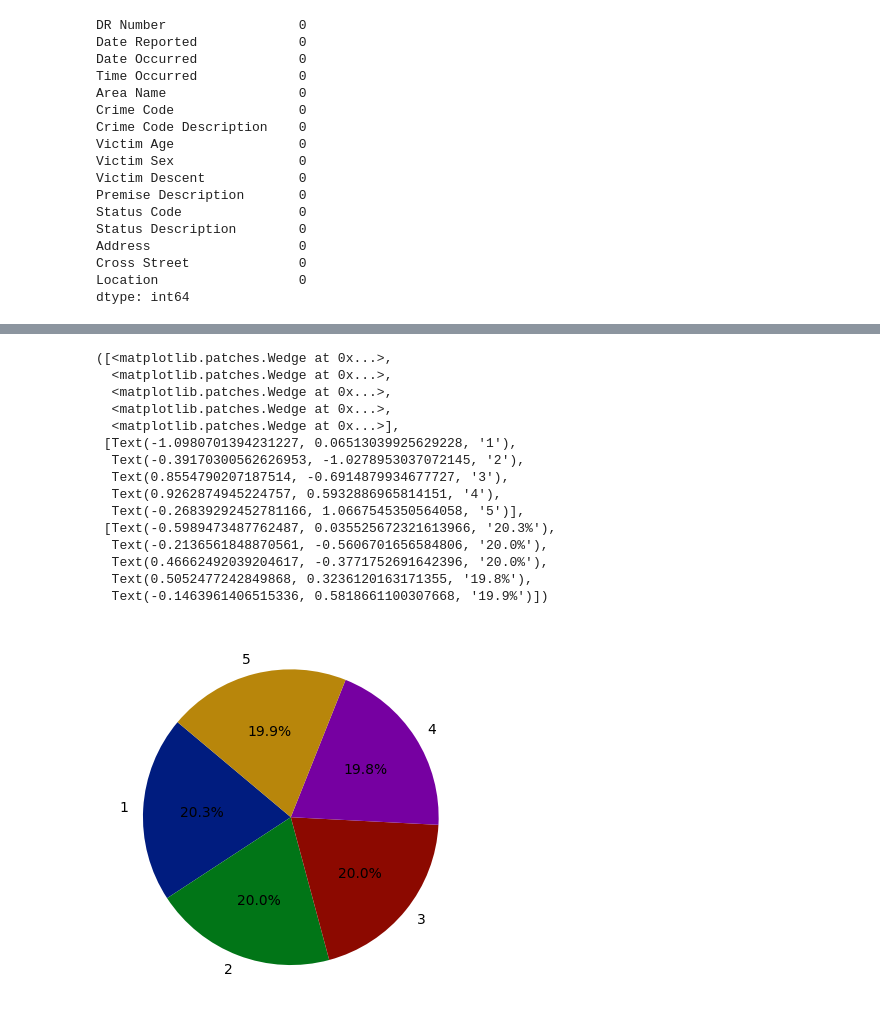
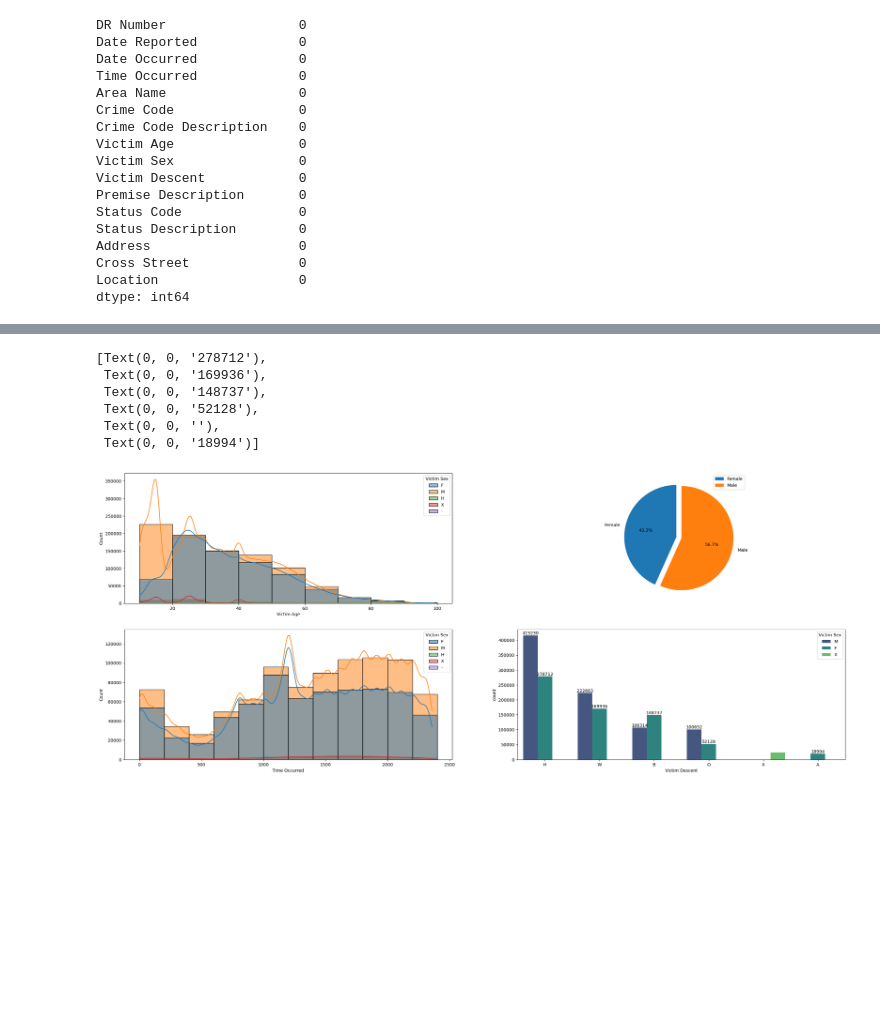
Before and after one commit to TeddyDharma/Crime-in-Los-Angeles, a Jupyter notebook: analytics.ipynb, the cells around one changed output, grey strips where cells are left out. Cells and saved outputs as stored; diff of their text form; code cells hidden in the pictures; blank space fills up the shorter version.

```diff
--- a/analytics.ipynb
+++ b/analytics.ipynb
@@ -308,27 +253,27 @@ counts
-# %%
-labels1 = ['1',
- '2',
- '3',
- '4',
- '5']
-values1 = [52651, 51677, 51756, 51212, 51604]
-
-# Membuat pie chart
-plt.pie(values1, labels=labels1, autopct='%1.1f%%', startangle=140)
-# %% [output]
-([<matplotlib.patches.Wedge at 0x...>,
-  <matplotlib.patches.Wedge at 0x...>,
-  <matplotlib.patches.Wedge at 0x...>,
-  <matplotlib.patches.Wedge at 0x...>,
-  <matplotlib.patches.Wedge at 0x...>],
- [Text(-1.0980701394231227, 0.06513039925629228, '1'),
-  Text(-0.39170300562626953, -1.0278953037072145, '2'),
-  Text(0.8554790207187514, -0.6914879934677727, '3'),
-  Text(0.9262874945224757, 0.5932886965814151, '4'),
-  Text(-0.26839292452781166, 1.0667545350564058, '5')],
- [Text(-0.5989473487762487, 0.035525672321613966, '20.3%'),
-  Text(-0.2136561848870561, -0.5606701656584806, '20.0%'),
-  Text(0.46662492039204617, -0.3771752691642396, '20.0%'),
-  Text(0.5052477242849868, 0.3236120163171355, '19.8%'),
-  Text(-0.1463961406515336, 0.5818661100307668, '19.9%')])
-[figure, removed]
+# %%
+# ax[0, 0]
+fig, ax = plt.subplots( figsize = (30 , 12), nrows= 2, ncols =2)
+sns.histplot(data = data_cleaned, x = "Victim Age", kde=True,  binwidth=10, hue = "Victim Sex", ax = ax[0,0])
+
+# ax[0,1]
+
+f, m  = data_cleaned['Victim Sex'].apply(lambda x: x == "F").sum(),  data_cleaned['Victim Sex'].apply(lambda x: x == "M").sum()
+ax[0, 1].pie([f, m], explode=[0.1, 0], labels=['Female', 'Male'], autopct='%1.1f%%', startangle = 90)
+ax[0, 1].legend()
+
+# ax[1, 0]
+sns.histplot(data = data_cleaned, x = "Time Occurred", kde=True,  binwidth=200, hue = "Victim Sex", ax = ax[1,0])
+
+# ax[1, 1]
+data_grouped = data_cleaned.groupby(by = ["Victim Descent", "Victim Sex"]).size().reset_index(name = "count").drop(index = 0, axis =0).sort_values(by = "count", ascending=False)[:10]
+sns.barplot(data = data_grouped, x = "Victim Descent", y = "count", ax  = ax[1, 1], palette="viridis", hue = "Victim Sex")
+ax[1,1].bar_label(ax[1,1].containers[0], fontsize=10)
+ax[1,1].bar_label(ax[1,1].containers[1], fontsize=10)
+# %% [output]
+[Text(0, 0, '278712'),
+ Text(0, 0, '169936'),
+ Text(0, 0, '148737'),
+ Text(0, 0, '52128'),
+ Text(0, 0, ''),
+ Text(0, 0, '18994')]
+[figure, added]
```
Also changed, not shown: parts of 3 cells of this notebook.
